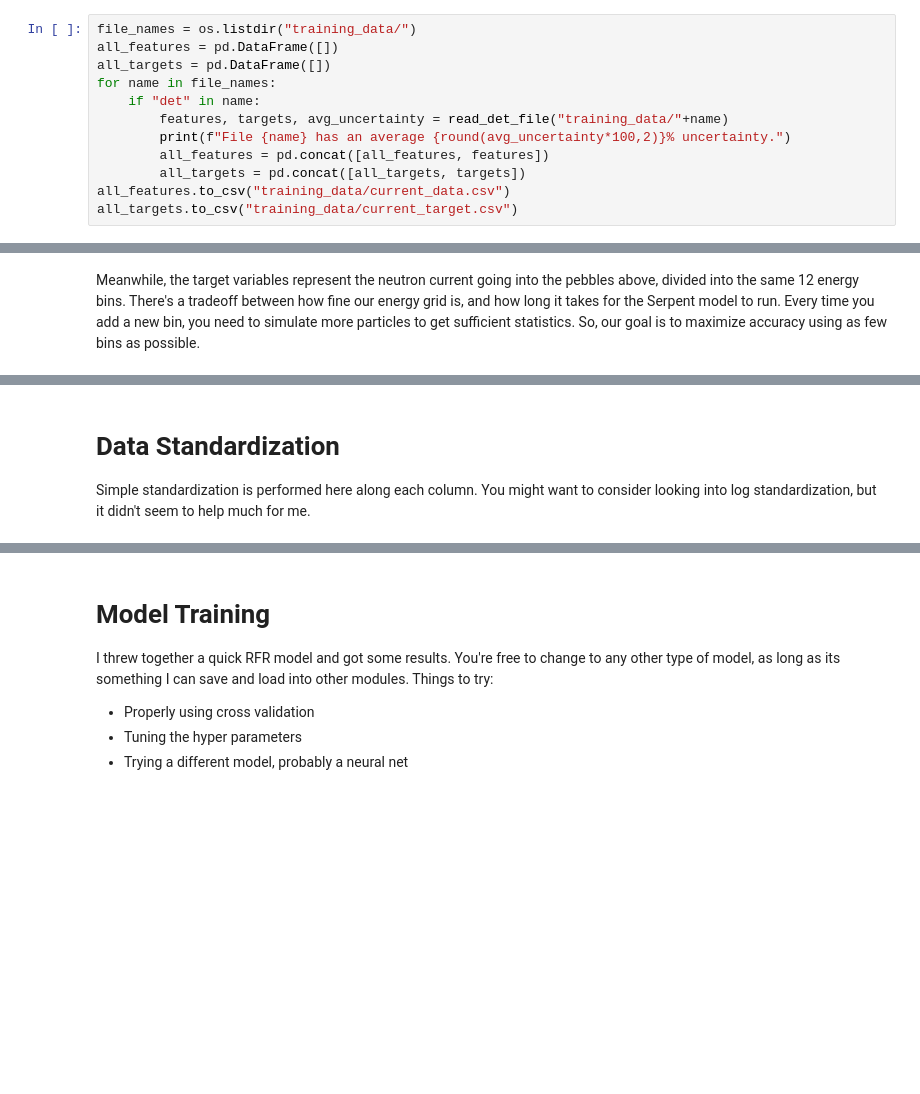
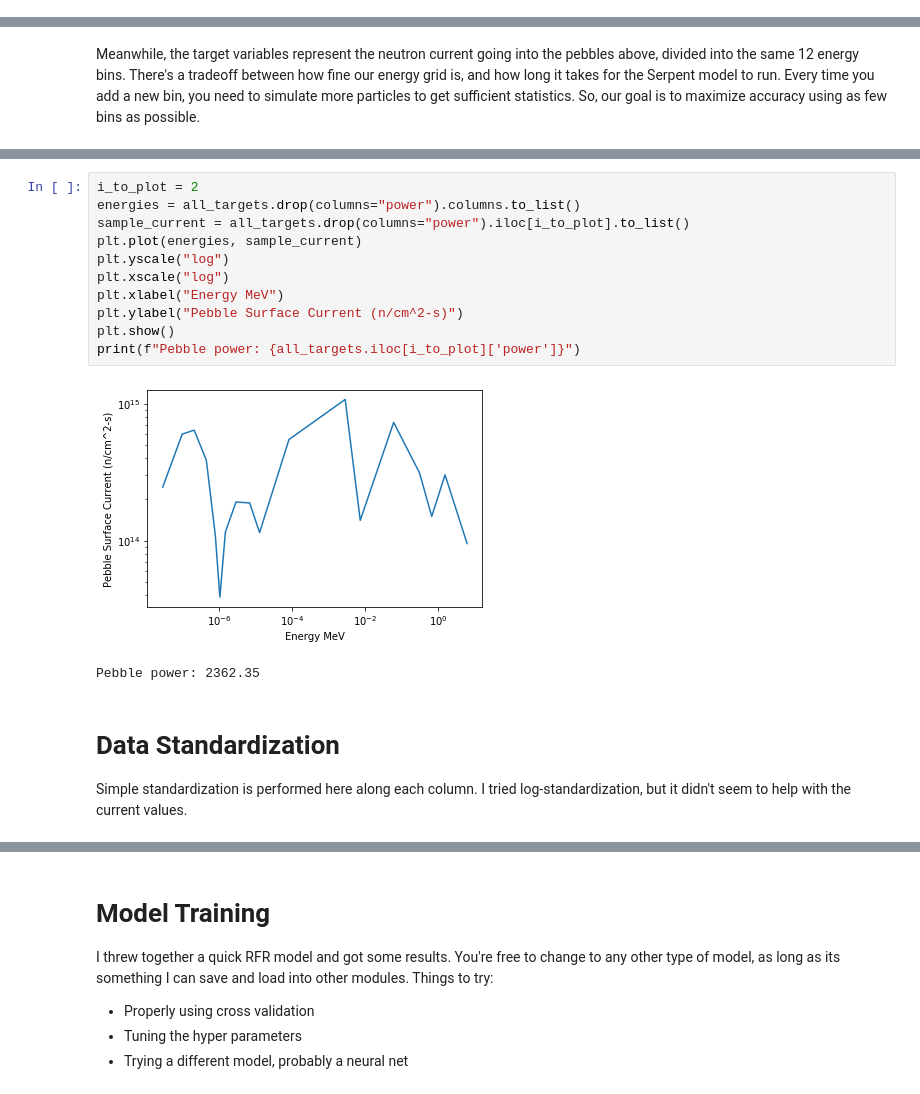
Before and after one commit to iankolaja/PEARLSim, a Jupyter notebook: create_current_model.ipynb, the cells around one changed output, grey strips where cells are left out. Saved outputs shown, nothing was run; the diff lists cells and outputs as text; blank space fills up the shorter version.

```diff
--- a/create_current_model.ipynb
+++ b/create_current_model.ipynb
@@ -15,12 +17,0 @@ We can use the read_det_file function from ml_utilities to parse all of the dete
-# %%
-file_names = os.listdir("training_data/")
-all_features = pd.DataFrame([])
-all_targets = pd.DataFrame([])
-for name in file_names:
-    if "det" in name:
-        features, targets, avg_uncertainty = read_det_file("training_data/"+name)
-        print(f"File {name} has an average {round(avg_uncertainty*100,2)}% uncertainty.")
-        all_features = pd.concat([all_features, features])
-        all_targets = pd.concat([all_targets, targets])
-all_features.to_csv("training_data/current_data.csv")
-all_targets.to_csv("training_data/current_target.csv")
@@ -62,6 +92,20 @@ all_targets.iloc[0:10]
+# %%
+i_to_plot = 2
+energies = all_targets.drop(columns="power").columns.to_list()
+sample_current = all_targets.drop(columns="power").iloc[i_to_plot].to_list()
+plt.plot(energies, sample_current)
+plt.yscale("log")
+plt.xscale("log")
+plt.xlabel("Energy MeV")
+plt.ylabel("Pebble Surface Current (n/cm^2-s)")
+plt.show()
+print(f"Pebble power: {all_targets.iloc[i_to_plot]['power']}")
+# %% [output]
+[figure, added]
+Pebble power: 2362.35
 # %% [markdown]
 # Data Standardization
-Simple standardization is performed here along each column. You might want to consider looking into log standardization, but it didn't seem to help much for me.
+Simple standardization is performed here along each column. I tried log-standardization, but it didn't seem to help with the current values.
 # %%
 train_split = 0.8
 np.random.seed(42)
```
Also changed, not shown: parts of 11 cells of this notebook, 1 other file.
